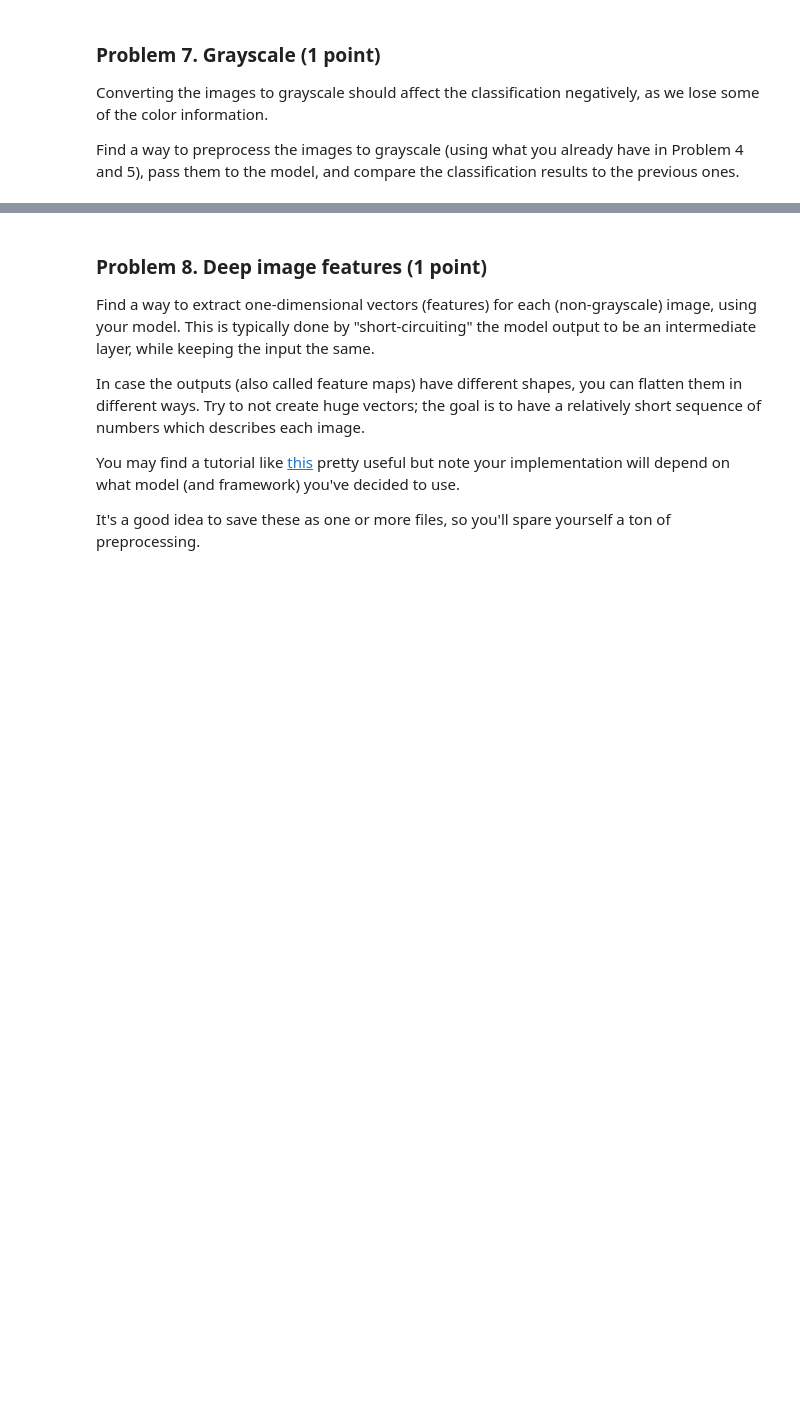
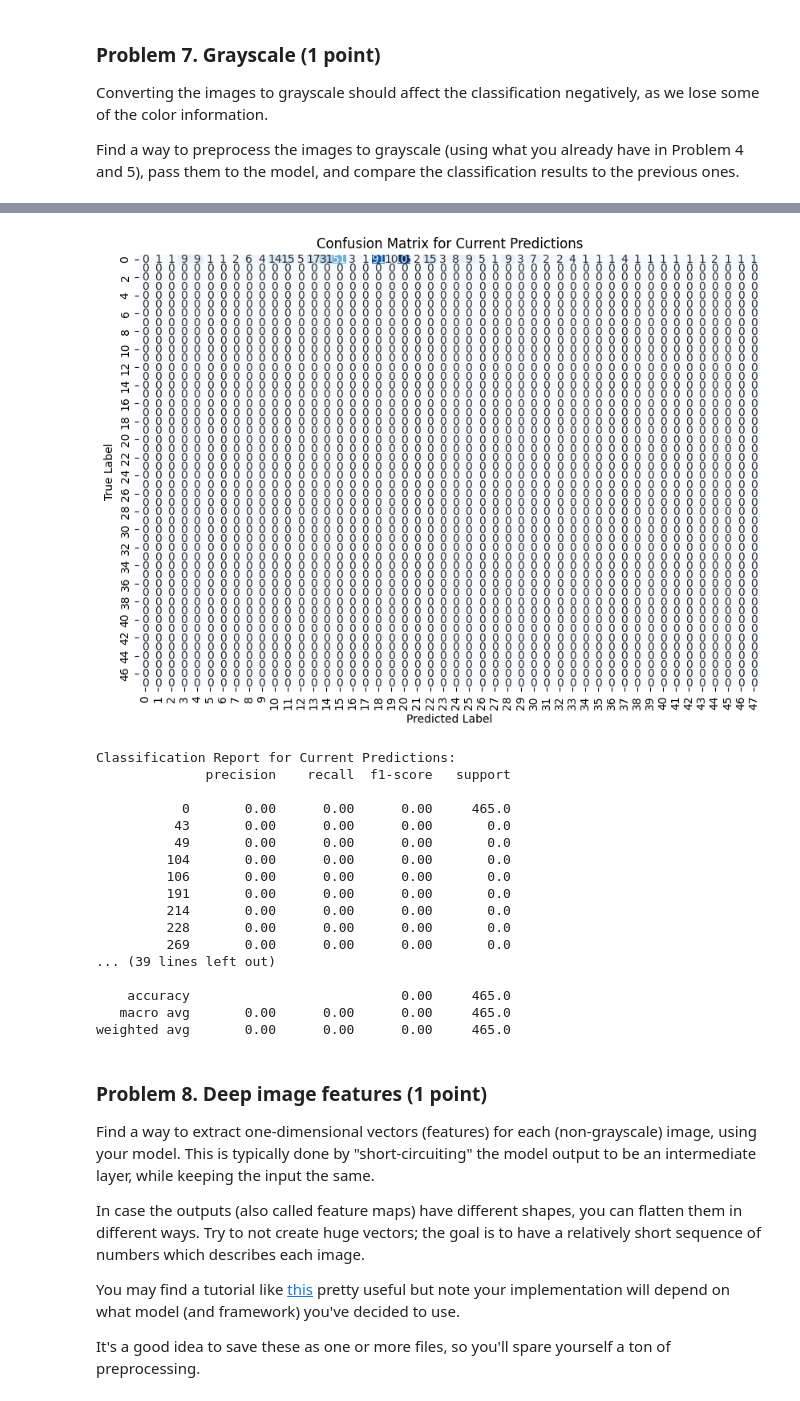
Before and after one commit to GalkaKG/Data-Science, a Jupyter notebook: 04. Working with Images/04.Working-with-Images-Lab/Working with Images Lab.ipynb, the cells around one changed output, grey strips where cells are left out. Saved outputs shown, nothing was run; the diff lists cells and outputs as text; code cells hidden in the pictures; blank space fills up the shorter version.

```diff
--- a/04. Working with Images/04.Working-with-Images-Lab/Working with Images Lab.ipynb
+++ b/04. Working with Images/04.Working-with-Images-Lab/Working with Images Lab.ipynb
@@ -407,0 +456,9 @@ Find a way to preprocess the images to grayscale (using what you already have in
+# %%
+# Load the grayscale images
+grayscale_images_np = np.load(os.path.join(output_dir, 'grayscale_images.npy'))
+
+# Get predictions
+grayscale_predictions = model.predict(grayscale_images_np)
+
+# Convert predictions to class labels
+predicted_classes_grayscale = np.argmax(grayscale_predictions, axis=-1)
@@ -408,3 +467,56 @@ Find a way to preprocess the images to grayscale (using what you already have in
+# %%
+# Load images from the .npy file
+images_np = np.load('train_test/images_test.npy')
+
+true_labels = np.array([0] * len(images_np))
+# %%
+# Compute confusion matrix for grayscale predictions
+cm_current = confusion_matrix(true_labels, predicted_classes_grayscale)
+
+# Compute confusion matrix for previous predictions if available
+if 'previous_predictions' in locals():
+    cm_previous = confusion_matrix(true_labels, previous_predictions)
+
+# Plot confusion matrices
+def plot_confusion_matrix(cm, title):
+    plt.figure(figsize=(10, 7))
+    sns.heatmap(cm, annot=True, fmt='d', cmap='Blues', cbar=False)
+    plt.title(title)
+    plt.xlabel('Predicted Label')
+    plt.ylabel('True Label')
+    plt.show()
+
+plot_confusion_matrix(cm_current, 'Confusion Matrix for Current Predictions')
+
+if 'cm_previous' in locals():
+    plot_confusion_matrix(cm_previous, 'Confusion Matrix for Previous Predictions')
+
+# Print classification report
+print("Classification Report for Current Predictions:")
+print(classification_report(true_labels, predicted_classes_grayscale))
+
+if 'previous_predictions' in locals():
+    print("Classification Report for Previous Predictions:")
+    print(classification_report(true_labels, previous_predictions))
+# %% [output]
+[figure, added]
+Classification Report for Current Predictions:
+              precision    recall  f1-score   support
+
+           0       0.00      0.00      0.00     465.0
+          43       0.00      0.00      0.00       0.0
+          49       0.00      0.00      0.00       0.0
+         104       0.00      0.00      0.00       0.0
+         106       0.00      0.00      0.00       0.0
+         191       0.00      0.00      0.00       0.0
+         214       0.00      0.00      0.00       0.0
+         228       0.00      0.00      0.00       0.0
+         269       0.00      0.00      0.00       0.0
+... (39 lines left out)
+
+    accuracy                           0.00     465.0
+   macro avg       0.00      0.00      0.00     465.0
+weighted avg       0.00      0.00      0.00     465.0
 # %% [markdown]
 ### Problem 8. Deep image features (1 point)
 Find a way to extract one-dimensional vectors (features) for each (non-grayscale) image, using your model. This is typically done by "short-circuiting" the model output to be an intermediate layer, while keeping the input the same.
```
Also changed, not shown: parts of 13 cells of this notebook, 2 other files.
